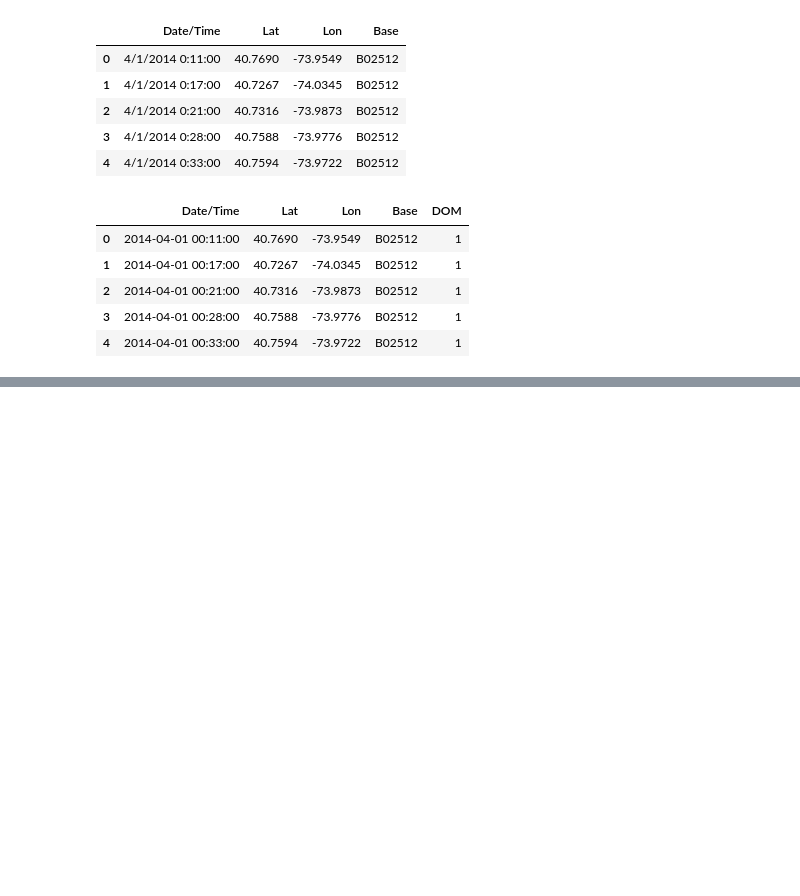
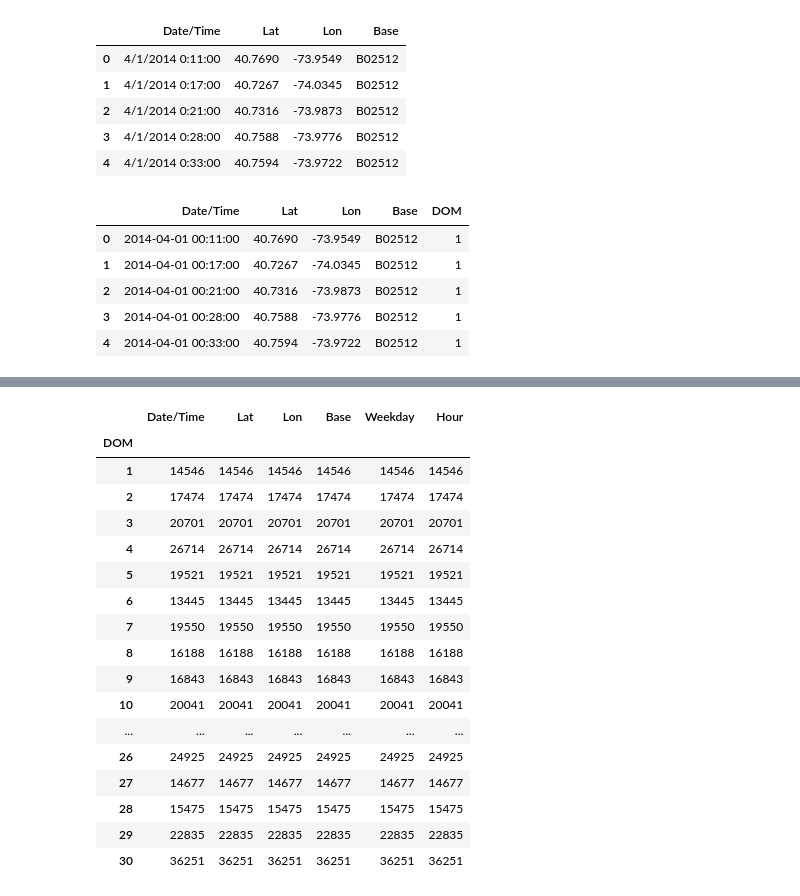
Before and after one commit to yudi43/Uber-Trips-Data-Analysis, a Jupyter notebook: AnalysisNotebook.ipynb, the cells around one changed output, grey strips where cells are left out. Saved outputs shown, nothing was run; the diff lists cells and outputs as text; code cells hidden in the pictures; blank space fills up the shorter version.

```diff
--- a/AnalysisNotebook.ipynb
+++ b/AnalysisNotebook.ipynb
@@ -88,0 +100,21 @@ df
+# %%
+df.groupby('DOM').count()
+# %% [output]
+|  | Date/Time | Lat | Lon | Base | Weekday | Hour |
+| DOM |  |  |  |  |  |  |
+| 1 | 14546 | 14546 | 14546 | 14546 | 14546 | 14546 |
+| 2 | 17474 | 17474 | 17474 | 17474 | 17474 | 17474 |
+| 3 | 20701 | 20701 | 20701 | 20701 | 20701 | 20701 |
+| 4 | 26714 | 26714 | 26714 | 26714 | 26714 | 26714 |
+| 5 | 19521 | 19521 | 19521 | 19521 | 19521 | 19521 |
+| 6 | 13445 | 13445 | 13445 | 13445 | 13445 | 13445 |
+| 7 | 19550 | 19550 | 19550 | 19550 | 19550 | 19550 |
+| 8 | 16188 | 16188 | 16188 | 16188 | 16188 | 16188 |
+| 9 | 16843 | 16843 | 16843 | 16843 | 16843 | 16843 |
+| 10 | 20041 | 20041 | 20041 | 20041 | 20041 | 20041 |
+| ... | ... | ... | ... | ... | ... | ... |
+| 26 | 24925 | 24925 | 24925 | 24925 | 24925 | 24925 |
+| 27 | 14677 | 14677 | 14677 | 14677 | 14677 | 14677 |
+| 28 | 15475 | 15475 | 15475 | 15475 | 15475 | 15475 |
+| 29 | 22835 | 22835 | 22835 | 22835 | 22835 | 22835 |
+| 30 | 36251 | 36251 | 36251 | 36251 | 36251 | 36251 |
```
Also changed, not shown: parts of 3 cells of this notebook.
